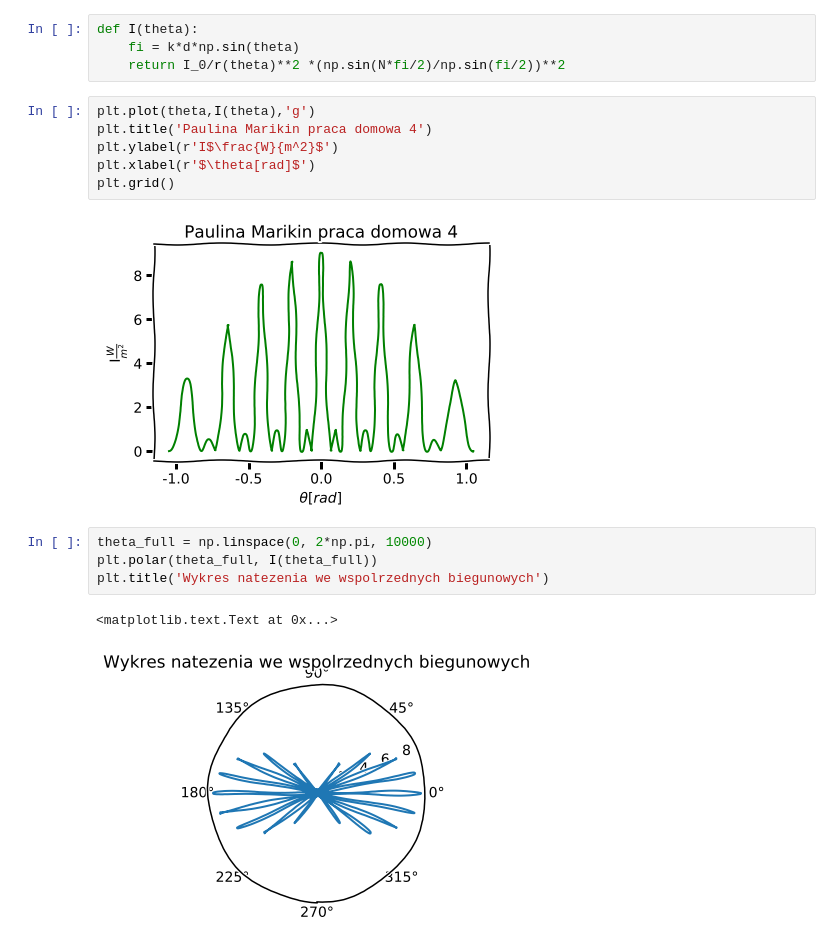
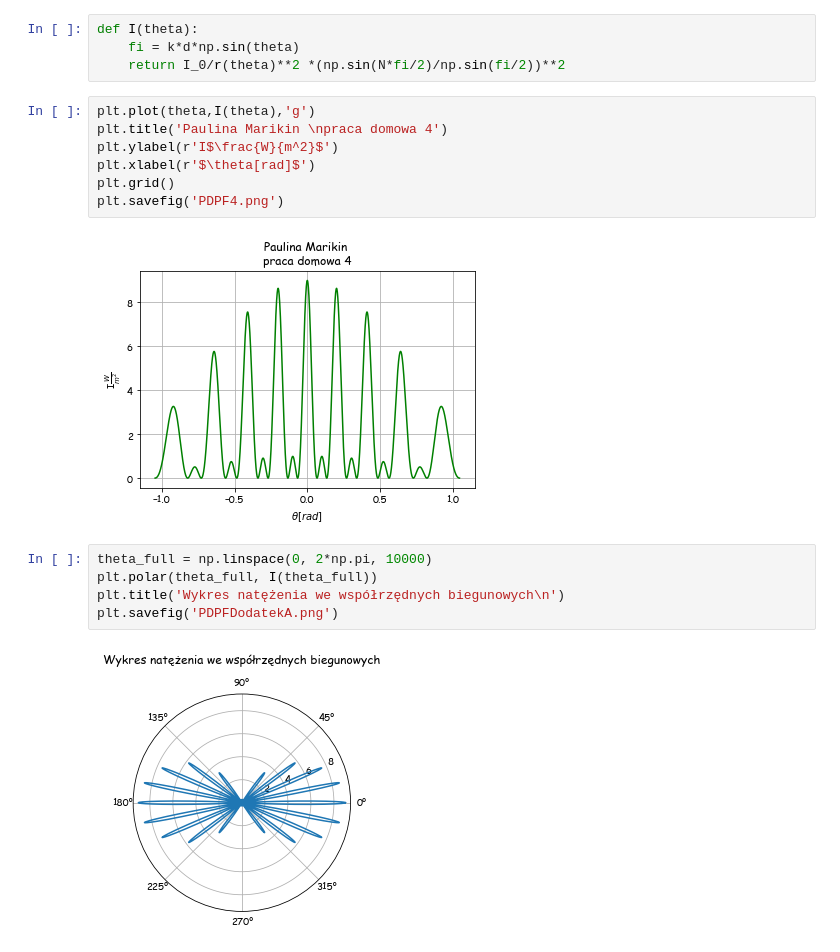
Before and after one commit to MarikinPaulina/LabFiz1, a Jupyter notebook: 08-03-Niepewność/Praca do Wasia.ipynb, the cells around one changed output. Drawn from its saved outputs; the diff is of its cells as text.

```diff
--- a/08-03-Niepewność/Praca do Wasia.ipynb
+++ b/08-03-Niepewność/Praca do Wasia.ipynb
@@ -22,16 +22,17 @@ def I(theta):
     return I_0/r(theta)**2 *(np.sin(N*fi/2)/np.sin(fi/2))**2
 # %%
 plt.plot(theta,I(theta),'g')
-plt.title('Paulina Marikin praca domowa 4')
+plt.title('Paulina Marikin \npraca domowa 4')
 plt.ylabel(r'I$\frac{W}{m^2}$')
 plt.xlabel(r'$\theta[rad]$')
 plt.grid()
+plt.savefig('PDPF4.png')
 # %% [output]
-[figure, old version]
+[figure, new version]
 # %%
 theta_full = np.linspace(0, 2*np.pi, 10000)
 plt.polar(theta_full, I(theta_full))
-plt.title('Wykres natezenia we wspolrzednych biegunowych')
+plt.title('Wykres natężenia we współrzędnych biegunowych\n')
+plt.savefig('PDPFDodatekA.png')
 # %% [output]
-<matplotlib.text.Text at 0x...>
-[figure, old version]
+[figure, new version]
```
Also changed, not shown: 7 other files.
